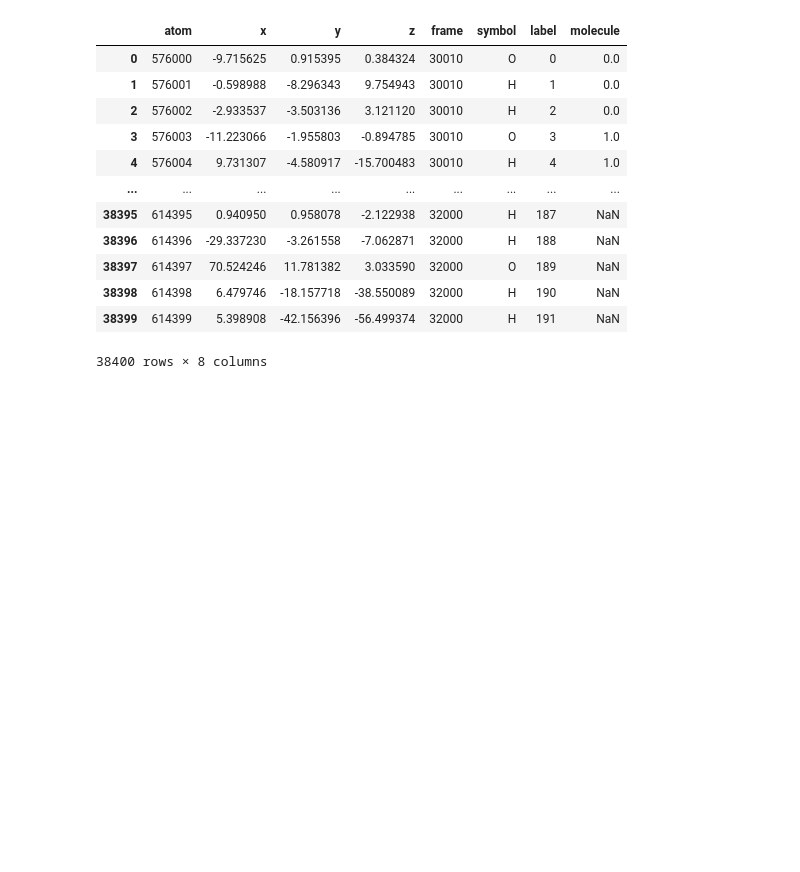
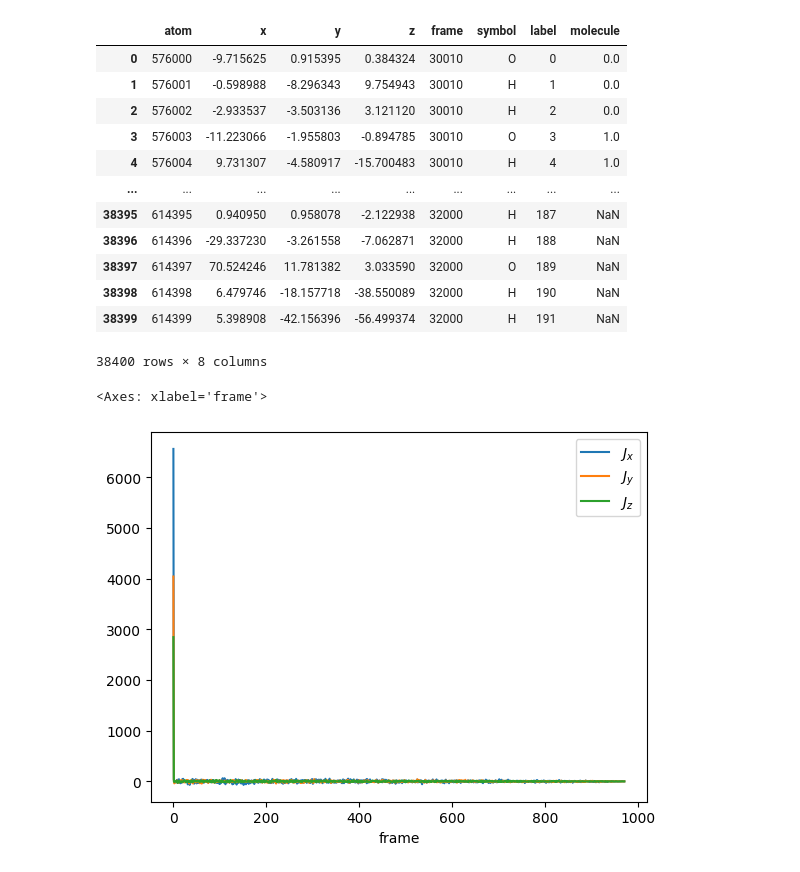
Before and after one commit to jautschbach/dynpy, a Jupyter notebook: scratch.ipynb, the cells around one changed output. Saved outputs shown, nothing was run; the diff lists cells and outputs as text; code cells hidden in the pictures; blank space fills up the shorter version.

```diff
--- a/scratch.ipynb
+++ b/scratch.ipynb
@@ -262,3 +158,12 @@ vel
 | 38398 | 614398 | 6.479746 | -18.157718 | -38.550089 | 32000 | H | 190 | NaN |
 | 38399 | 614399 | 5.398908 | -42.156396 | -56.499374 | 32000 | H | 191 | NaN |
 38400 rows × 8 columns
+# %%
+acf = pd.read_csv("example-data/tinker/water/vapor/101kpa/01/Jacfs_all.csv")
+# %%
+mean_acf = acf.groupby("frame").apply(np.mean,axis=0)
+# %%
+mean_acf.plot(x='frame',y=['$J_{x}$','$J_{y}$','$J_{z}$'])
+# %% [output]
+<Axes: xlabel='frame'>
+[figure, added]
```
Also changed, not shown: parts of 33 cells of this notebook, 22 other files.
